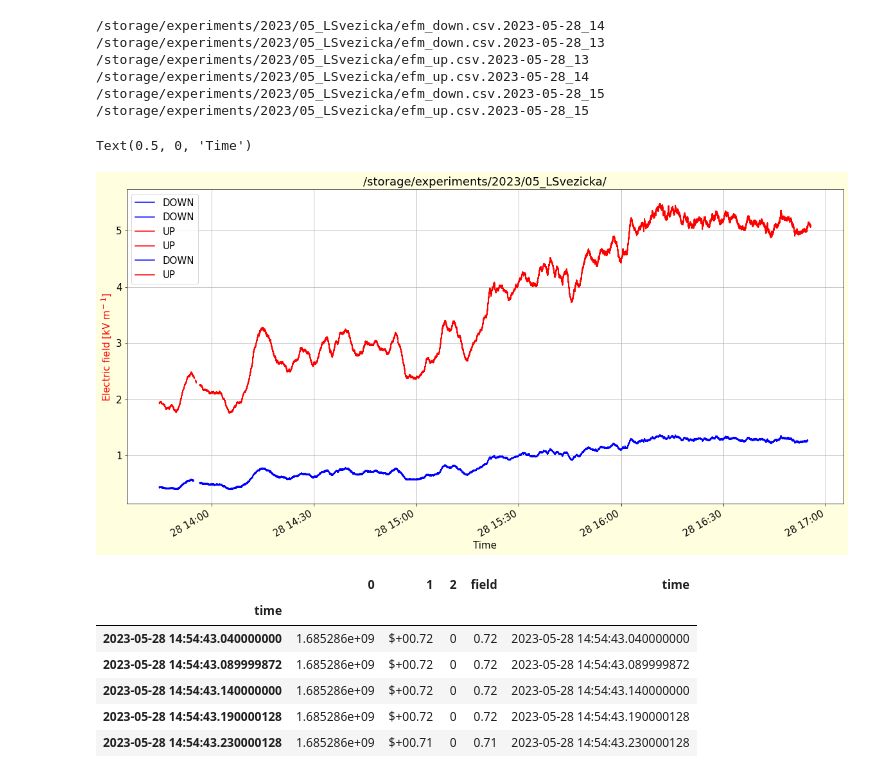
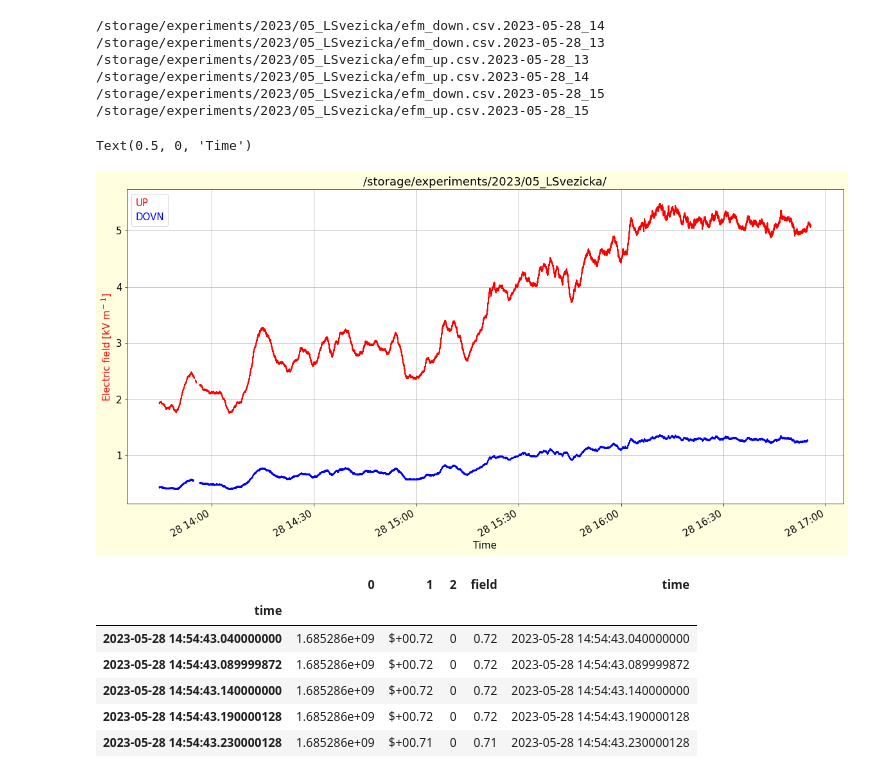
Before and after one commit to ODZ-UJF-AV-CR/LSvezicka, a Jupyter notebook: notebooks/EFM.ipynb, the cells around one changed output. Cells and saved outputs as stored; diff of their text form; code cells hidden in the pictures.

Commit message:
legend was changed

```diff
--- a/notebooks/EFM.ipynb
+++ b/notebooks/EFM.ipynb
@@ -27,35 +27,36 @@ for f in ftt:
         color = 'red'
     else:
         label = 'DOWN'
         color = 'blue'
     l=[]
     l.extend(range(0,4))
 
     df = pd.read_csv(f, sep=',', header=None, names=l, comment='*', low_memory=False)
     #df = pd.read_csv(f, sep=',', header=None, comment='*', low_memory=False)
 
     df['field'] = df[1].str.extract('(\d+.\d+)', expand=False)
     df['time'] = pd.to_datetime(df[0],unit='s')
     df.set_index('time', inplace=True, drop=False)
     df['field'] = pd.to_numeric(df['field'])
 
     df['field'].plot(label=label, color=color)
 
 plt.ylabel('Electric field [kV m$^-$$^1$]', color='red')
 plt.title(fto)
-plt.legend()
+#plt.legend()
+plt.legend(['UP','DOVN'], labelcolor=['red','blue'], handlelength=0, handletextpad=0, fancybox=True)
 plt.grid()
 plt.xlabel('Time')
 #plt.xlim(3000,3400)
 # %% [output]
 /storage/experiments/2023/05_LSvezicka/efm_down.csv.2023-05-28_14
 /storage/experiments/2023/05_LSvezicka/efm_down.csv.2023-05-28_13
 /storage/experiments/2023/05_LSvezicka/efm_up.csv.2023-05-28_13
 /storage/experiments/2023/05_LSvezicka/efm_up.csv.2023-05-28_14
 /storage/experiments/2023/05_LSvezicka/efm_down.csv.2023-05-28_15
 /storage/experiments/2023/05_LSvezicka/efm_up.csv.2023-05-28_15
 Text(0.5, 0, 'Time')
-[figure, old version]
+[figure, new version]
 # %%
 df
 # %% [output]
```
